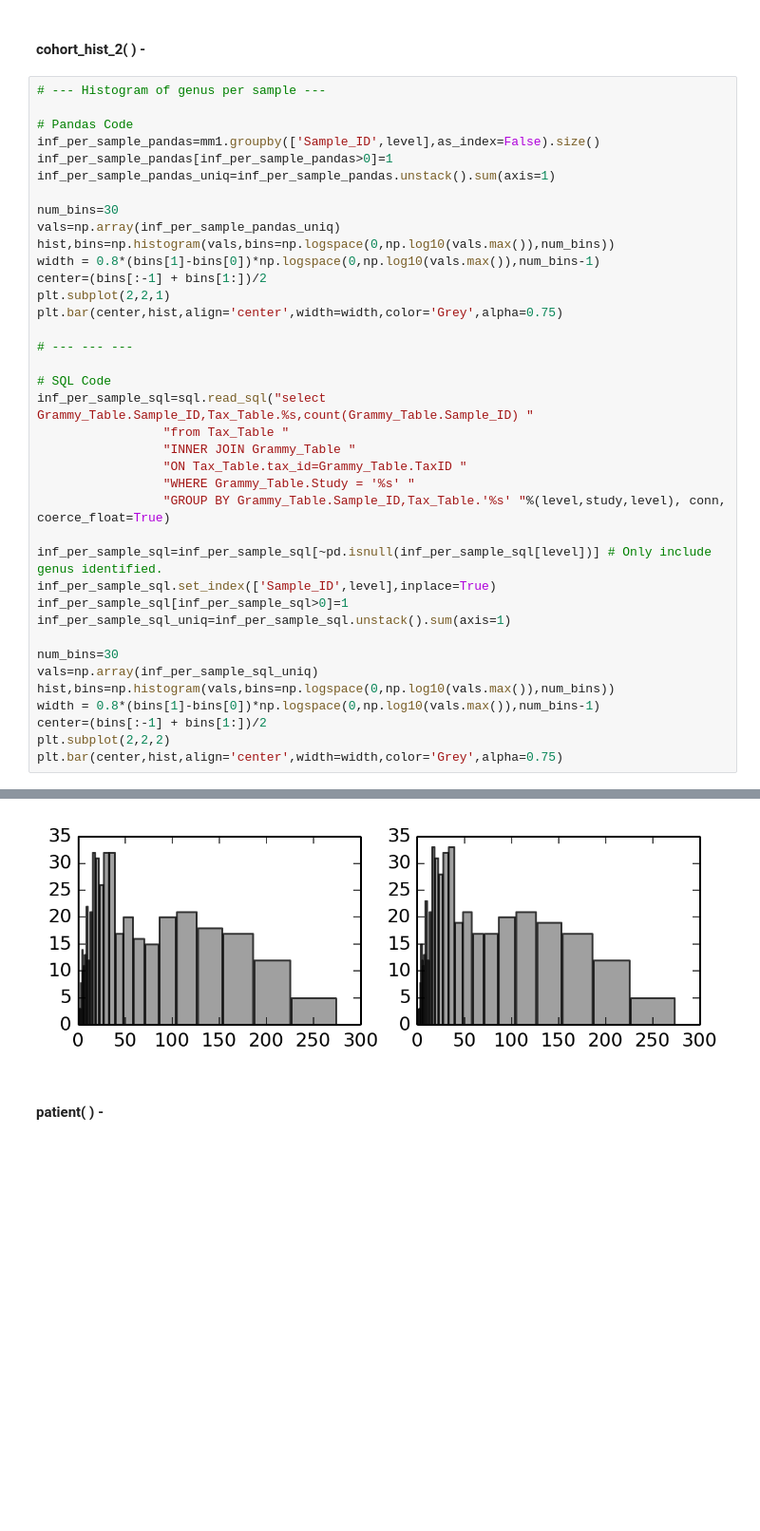
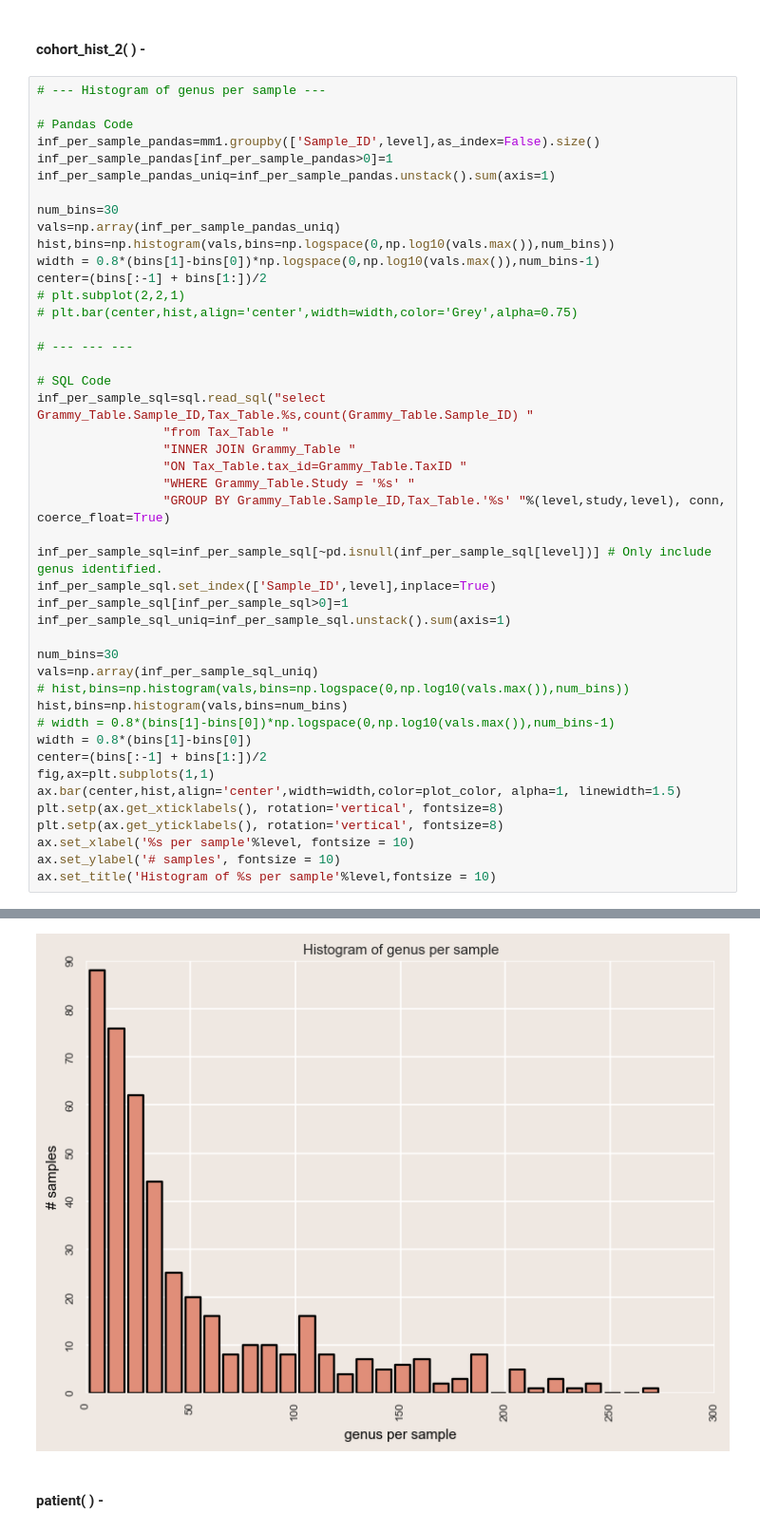
Before and after one commit to lmart999/CS229, a Jupyter notebook: ie_sql.ipynb, the cells around one changed output, grey strips where cells are left out. Shown at 95% size. Saved outputs shown, nothing was run; the diff lists cells and outputs as text; blank space fills up the shorter version.

```diff
--- a/ie_sql.ipynb
+++ b/ie_sql.ipynb
@@ -248,8 +248,8 @@ vals=np.array(inf_per_sample_pandas_uniq)
 hist,bins=np.histogram(vals,bins=np.logspace(0,np.log10(vals.max()),num_bins))
 width = 0.8*(bins[1]-bins[0])*np.logspace(0,np.log10(vals.max()),num_bins-1)
 center=(bins[:-1] + bins[1:])/2
-plt.subplot(2,2,1)
-plt.bar(center,hist,align='center',width=width,color='Grey',alpha=0.75)
+# plt.subplot(2,2,1)
+# plt.bar(center,hist,align='center',width=width,color='Grey',alpha=0.75)
 
 # --- --- ---
 
@@ -268,9 +268,16 @@ inf_per_sample_sql_uniq=inf_per_sample_sql.unstack().sum(axis=1)
 
 num_bins=30
 vals=np.array(inf_per_sample_sql_uniq)
-hist,bins=np.histogram(vals,bins=np.logspace(0,np.log10(vals.max()),num_bins))
-width = 0.8*(bins[1]-bins[0])*np.logspace(0,np.log10(vals.max()),num_bins-1)
+# hist,bins=np.histogram(vals,bins=np.logspace(0,np.log10(vals.max()),num_bins))
+hist,bins=np.histogram(vals,bins=num_bins)
+# width = 0.8*(bins[1]-bins[0])*np.logspace(0,np.log10(vals.max()),num_bins-1)
+width = 0.8*(bins[1]-bins[0])
 center=(bins[:-1] + bins[1:])/2
-plt.subplot(2,2,2)
-plt.bar(center,hist,align='center',width=width,color='Grey',alpha=0.75)
+fig,ax=plt.subplots(1,1)
+ax.bar(center,hist,align='center',width=width,color=plot_color, alpha=1, linewidth=1.5)
+plt.setp(ax.get_xticklabels(), rotation='vertical', fontsize=8)
+plt.setp(ax.get_yticklabels(), rotation='vertical', fontsize=8)
+ax.set_xlabel('%s per sample'%level, fontsize = 10)
+ax.set_ylabel('# samples', fontsize = 10)
+ax.set_title('Histogram of %s per sample'%level,fontsize = 10)
 # %% [output]
@@ -278,4 +285,4 @@ plt.bar(center,hist,align='center',width=width,color='Grey',alpha=0.75)
-[figure, old version]
+[figure, new version]
 # %% [markdown]
 #### patient( ) -
 # %%
```
Also changed, not shown: parts of 13 cells of this notebook.
